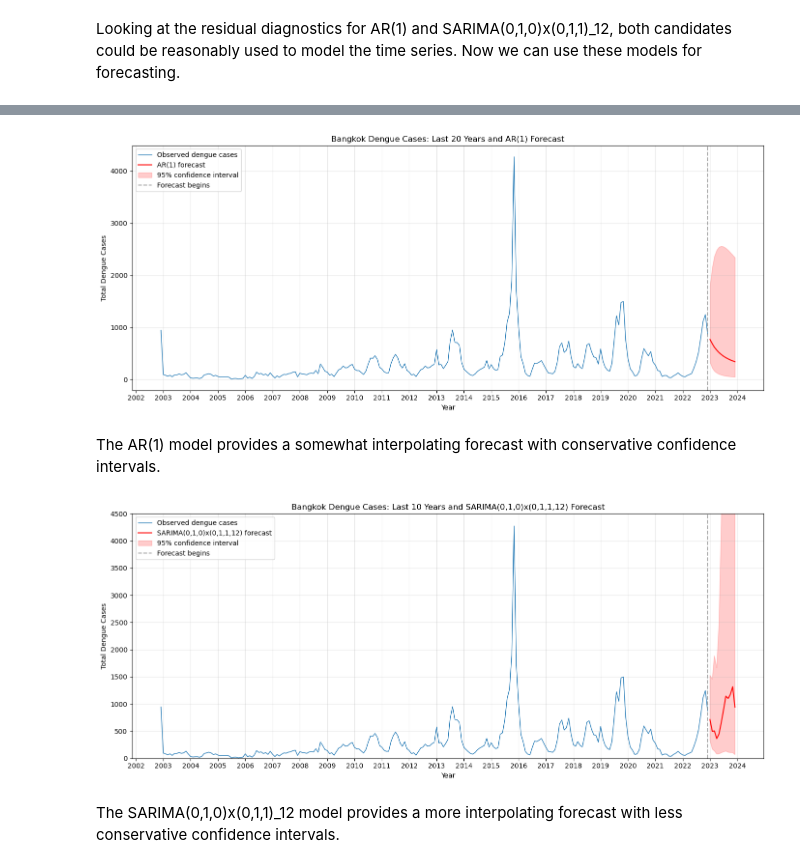
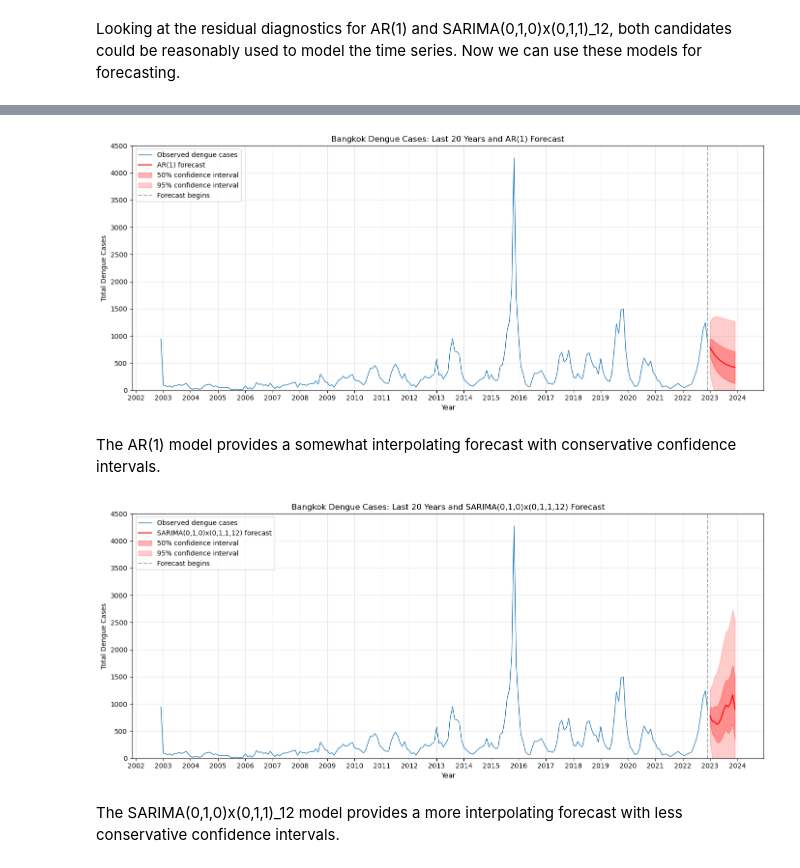
Before and after one commit to maxriback/740-Project, a Jupyter notebook: analysis/dengue_time_series.ipynb, the cells around one changed output, grey strips where cells are left out. Cells and saved outputs as stored; diff of their text form; code cells hidden in the pictures.

```diff
--- a/analysis/dengue_time_series.ipynb
+++ b/analysis/dengue_time_series.ipynb
@@ -224,7 +149,7 @@ SARIMA(0,1,0)x(0,1,1)_12
 SARIMA(0,1,0)x(1,1,0)_12
 # %%
 # AR(1) Model
-ar1_model = ARIMA(df["log_dengue_total"].dropna(), order=(1,0,0)).fit()
+ar1_model = ARIMA(df["dengue_total"].dropna(), order=(1,0,0)).fit()
 print(ar1_model.summary())
 
 # Diagnostic Plots for AR(1) Model
@@ -294,17 +252,23 @@ n_forecast = 12
 forecast = ar1_model.get_forecast(steps=n_forecast)
 
 # Predicted log cases and 95% confidence intervals
-pred_log = forecast.predicted_mean
-conf_log = forecast.conf_int(alpha=0.05)
+pred = forecast.predicted_mean
+conf_50 = forecast.conf_int(alpha=0.5)
+conf_95 = forecast.conf_int(alpha=0.05)
 
 
 # Transform back to the original case scale
-pred = np.exp(pred_log)
-lower = np.exp(conf_log.iloc[:, 0])
-upper = np.exp(conf_log.iloc[:, 1])
+# pred = np.exp(pred_log)
+# lower = np.exp(conf_log.iloc[:, 0])
+# upper = np.exp(conf_log.iloc[:, 1])
+
+lower_95 = conf_95.iloc[:, 0]
+upper_95 = conf_95.iloc[:, 1]
+lower_50 = conf_50.iloc[:, 0]
+upper_50 = conf_50.iloc[:, 1]
 
 # Create future monthly dates
-last_date = df.loc[log_dengue.index, "calendar_start_date"].max()
+last_date = df.loc[df["dengue_total"].index, "calendar_start_date"].max()
 future_dates = pd.date_range(
     start=last_date + pd.offsets.MonthBegin(1),
     periods=n_forecast,
@@ -338,55 +302,72 @@ ax.plot(
     label="AR(1) forecast"
 )
 
+# 50% confidence bands
+ax.fill_between(
+    future_dates,
+    lower_50.values,
+    upper_50.values,
+    color="red",
+    alpha=0.3,
+    label="50% confidence interval"
+)
+
 # 95% confidence bands
 ax.fill_between(
     future_dates,
-    lower.values,
-    upper.values,
+    lower_95.values,
+    upper_95.values,
     color="red",
     alpha=0.2,
     label="95% confidence interval"
 )
 
 # Mark forecast start
 ax.axvline(
     last_date,
     color="gray",
     linestyle="--",
     alpha=0.7,
     label="Forecast begins"
 )
 
 ax.set_xlabel("Year")
 ax.set_ylabel("Total Dengue Cases")
 ax.set_title("Bangkok Dengue Cases: Last 20 Years and AR(1) Forecast")
 
 ax.xaxis.set_major_locator(mdates.YearLocator())
 ax.xaxis.set_major_formatter(mdates.DateFormatter("%Y"))
 
 ax.grid(True, alpha=0.3)
 ax.legend()
 plt.tight_layout()
+ax.set_ylim(0, 4500)
 plt.show()
 # %% [output]
-[figure, old version]
+[figure, new version]
 # %% [markdown]
 The AR(1) model provides a somewhat interpolating forecast with conservative confidence intervals.
 # %%
 n_forecast = 12
-forecast = sarima_model.get_forecast(steps=n_forecast)
+forecast = sarima_model_ma.get_forecast(steps=n_forecast)
 
 # Predicted log cases and 95% confidence intervals
-pred_log = forecast.predicted_mean
-conf_log = forecast.conf_int(alpha=0.05)
+pred = forecast.predicted_mean
+conf_50 = forecast.conf_int(alpha=0.5)
+conf_95 = forecast.conf_int(alpha=0.05)
 
-# Transform back to the original case scale
-pred = np.exp(pred_log)
-lower = np.exp(conf_log.iloc[:, 0])
-upper = np.exp(conf_log.iloc[:, 1])
+# Transform back to the original case scale (Only necesarry if log transformed)
+# pred = np.exp(pred_log)
+# lower = np.exp(conf_log.iloc[:, 0])
+# upper = np.exp(conf_log.iloc[:, 1])
+
+lower_50 = conf_50.iloc[:, 0]
+upper_50 = conf_50.iloc[:, 1]
+lower_95 = conf_95.iloc[:, 0]
+upper_95 = conf_95.iloc[:, 1]
 
 # Create future monthly dates
-last_date = df.loc[log_dengue.index, "calendar_start_date"].max()
+last_date = df.loc[df["dengue_total"].index, "calendar_start_date"].max()
 future_dates = pd.date_range(
     start=last_date + pd.offsets.MonthBegin(1),
     periods=n_forecast,
@@ -420,11 +401,21 @@ ax.plot(
     label="SARIMA(0,1,0)x(0,1,1,12) forecast"
 )
 
+# 50% confidence bands
+ax.fill_between(
+    future_dates,
+    lower_50.values,
+    upper_50.values,
+    color="red",
+    alpha=0.3,
+    label="50% confidence interval"
+)
+
 # 95% confidence bands
 ax.fill_between(
     future_dates,
-    lower.values,
-    upper.values,
+    lower_95.values,
+    upper_95.values,
     color="red",
     alpha=0.2,
     label="95% confidence interval"
@@ -441,7 +432,7 @@ ax.axvline(
 
 ax.set_xlabel("Year")
 ax.set_ylabel("Total Dengue Cases")
-ax.set_title("Bangkok Dengue Cases: Last 10 Years and SARIMA(0,1,0)x(0,1,1,12) Forecast")
+ax.set_title("Bangkok Dengue Cases: Last 20 Years and SARIMA(0,1,0)x(0,1,1,12) Forecast")
 
 ax.xaxis.set_major_locator(mdates.YearLocator())
 ax.xaxis.set_major_formatter(mdates.DateFormatter("%Y"))
@@ -453,6 +444,6 @@ ax.legend()
 plt.tight_layout()
 plt.show()
 # %% [output]
-[figure, old version]
+[figure, new version]
 # %% [markdown]
 The SARIMA(0,1,0)x(0,1,1)_12 model provides a more interpolating forecast with less conservative confidence intervals.
```
Also changed, not shown: parts of 11 cells of this notebook.
